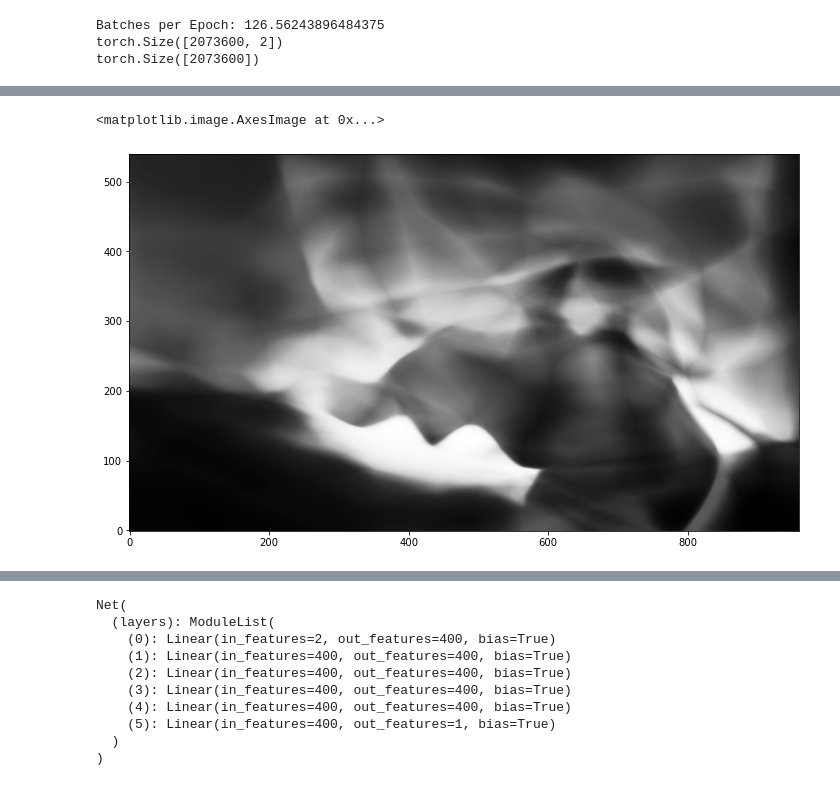
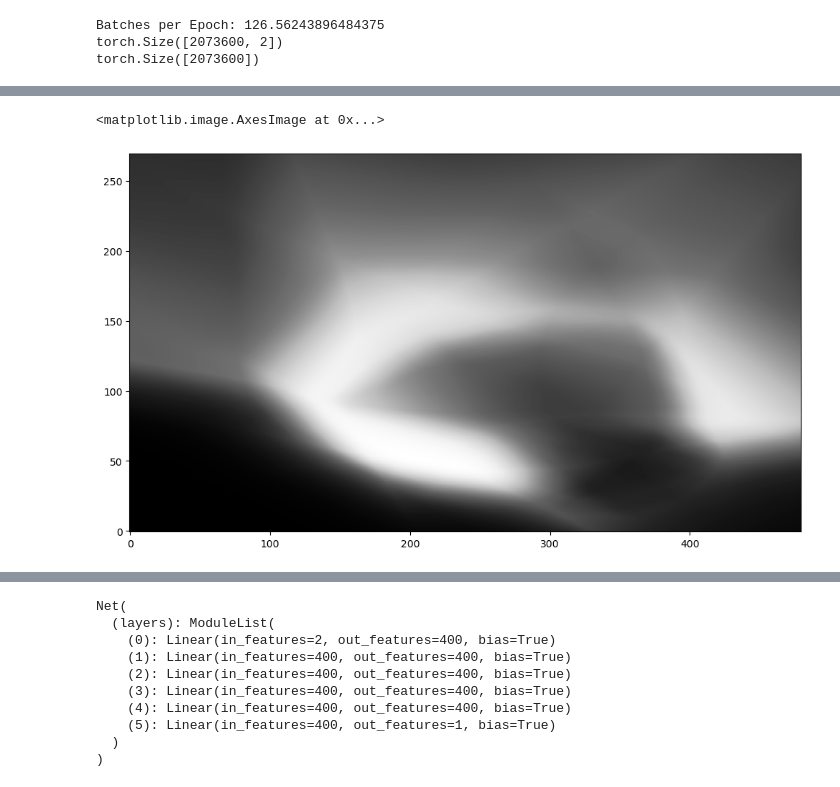
Before and after one commit to luticor/neural_network_images, a Jupyter notebook: neural_network_images.ipynb, the cells around one changed output, grey strips where cells are left out. Drawn from its saved outputs; the diff is of its cells as text; code cells hidden in the pictures.

Commit message:
Major Fixes to models and image code

```diff
--- a/neural_network_images.ipynb
+++ b/neural_network_images.ipynb
@@ -9,6 +9,8 @@ from torch.utils.data import TensorDataset
 from torch.utils.data.dataloader import DataLoader
 from PIL import Image
 import matplotlib.pyplot as plt
+import model
+from tqdm import tqdm
 
 img = Image.open('images\\megumin_explosion.jpg').convert('L')
 pixels = img.getdata()
@@ -48,8 +50,9 @@ print('Batches per Epoch:', df.index[-1]/batch_size)
 print(x_tensor.shape)
 print(y_tensor.shape)
 
-xlin = np.linspace(0, 1, width // 2)
-ylin = np.linspace(0, 1, height // 2)
+scale = 4
+xlin = np.linspace(0, 1, width // scale)
+ylin = np.linspace(0, 1, height // scale)
 xv, yv = np.meshgrid(xlin, ylin)
 
 xv_tensor = torch.tensor(xv, dtype=torch.float).flatten()
@@ -220,7 +214,7 @@ Loss = 0.0059468671679496765
 # %%
 print(width, height)
-xlin = np.linspace(0, 1, width // 2)
-ylin = np.linspace(0, 1, height // 2)
+xlin = np.linspace(0, 1, width // scale)
+ylin = np.linspace(0, 1, height // scale)
 xv, yv = np.meshgrid(xlin, ylin)
 
 xv_tensor = torch.tensor(xv, dtype=torch.float).flatten()
@@ -241,7 +235,7 @@ print(f"Loss = {loss_values[-1]}")
 with torch.no_grad():
     outputs = net(reduced_tensor)
 outputs = outputs.numpy()
-output_grid = outputs.reshape((height//2, width//2))
+output_grid = outputs.reshape((height//scale, width//scale))
 plt.figure(figsize=(12,8))
 plt.imshow(output_grid, cmap='Greys_r', origin='lower')
 # %% [output]
@@ -250,2 +244,2 @@ Loss = 0.005433345679193735
 <matplotlib.image.AxesImage at 0x...>
-[figure, old version]
+[figure, new version]
```
Also changed, not shown: parts of 5 cells of this notebook, 3 other files.
